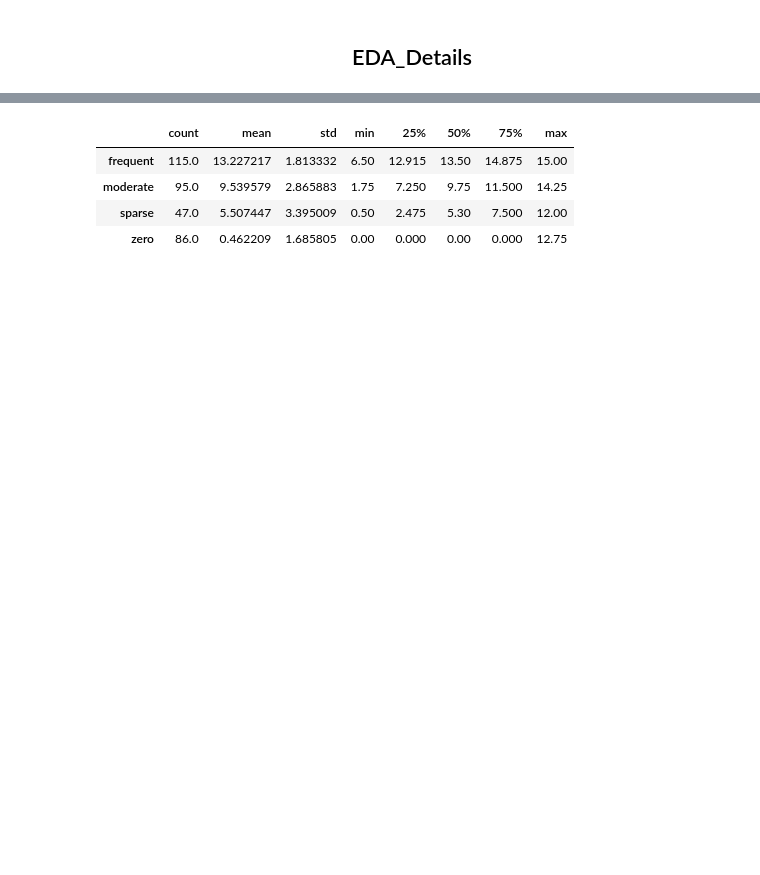
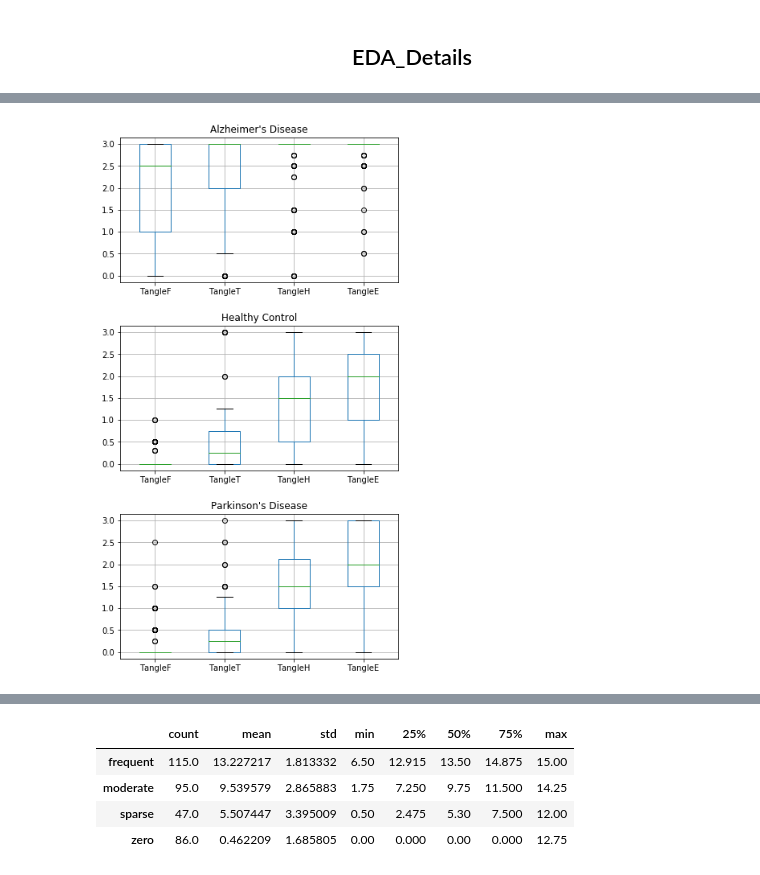
Before and after one commit to sksamra/DSC180B_B04_Capstone, a Jupyter notebook: notebooks/EDA_Details.ipynb, the cells around one changed output, grey strips where cells are left out. Saved outputs shown, nothing was run; the diff lists cells and outputs as text; code cells hidden in the pictures; blank space fills up the shorter version.

```diff
--- a/notebooks/EDA_Details.ipynb
+++ b/notebooks/EDA_Details.ipynb
@@ -23,0 +73,7 @@ sra.head()
+# %%
+# Tangle counts distribution in each brain region broken down by contidions
+plaques = sra[['CONDITION', 'TangleF', 'TangleT', 'TangleH', 'TangleE']]
+plaques.groupby('CONDITION').boxplot(figsize=(6, 12), layout=(3, 1))
+plt.subplots_adjust(hspace = 0.3)
+# %% [output]
+[figure, added]
```
Also changed, not shown: parts of 15 cells of this notebook.
